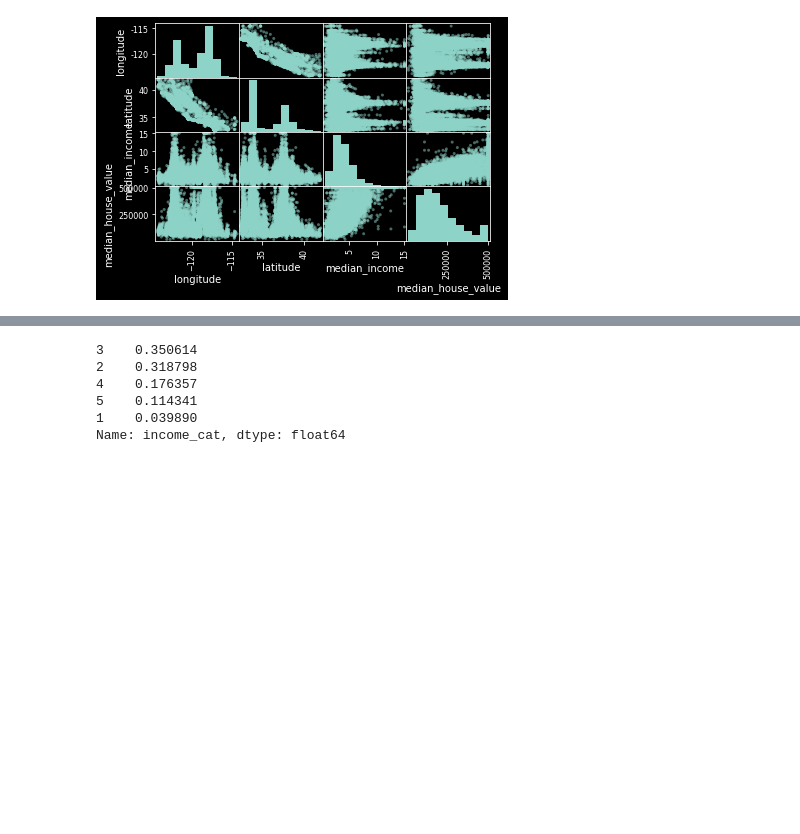
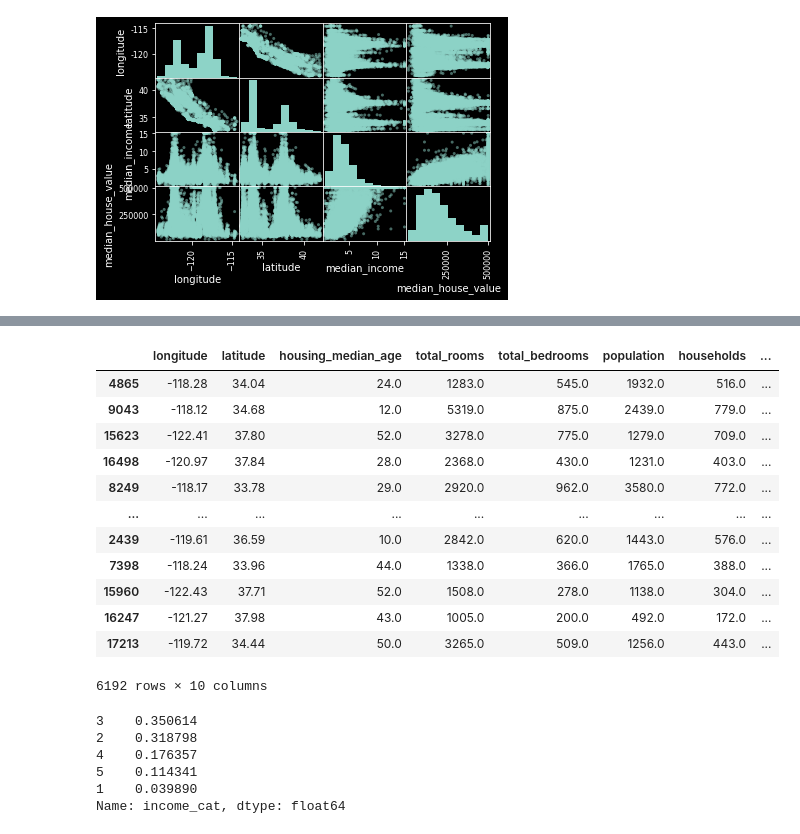
Before and after one commit to SubhoBasak/Learning_DataScience, a Jupyter notebook: Regression/Housing.ipynb, the cells around one changed output, grey strips where cells are left out. Saved outputs shown, nothing was run; the diff lists cells and outputs as text; code cells hidden in the pictures; blank space fills up the shorter version.

```diff
--- a/Regression/Housing.ipynb
+++ b/Regression/Housing.ipynb
@@ -244,3 +260,19 @@ for train_index, test_index in spliter.split(housing, housing['income_cat']):
+# %%
+strat_test_set
+# %% [output]
+|  | longitude | latitude | housing_median_age | total_rooms | total_bedrooms | population | households | ... |
+| 4865 | -118.28 | 34.04 | 24.0 | 1283.0 | 545.0 | 1932.0 | 516.0 | ... |
+| 9043 | -118.12 | 34.68 | 12.0 | 5319.0 | 875.0 | 2439.0 | 779.0 | ... |
+| 15623 | -122.41 | 37.80 | 52.0 | 3278.0 | 775.0 | 1279.0 | 709.0 | ... |
+| 16498 | -120.97 | 37.84 | 28.0 | 2368.0 | 430.0 | 1231.0 | 403.0 | ... |
+| 8249 | -118.17 | 33.78 | 29.0 | 2920.0 | 962.0 | 3580.0 | 772.0 | ... |
+| ... | ... | ... | ... | ... | ... | ... | ... | ... |
+| 2439 | -119.61 | 36.59 | 10.0 | 2842.0 | 620.0 | 1443.0 | 576.0 | ... |
+| 7398 | -118.24 | 33.96 | 44.0 | 1338.0 | 366.0 | 1765.0 | 388.0 | ... |
+| 15960 | -122.43 | 37.71 | 52.0 | 1508.0 | 278.0 | 1138.0 | 304.0 | ... |
+| 16247 | -121.27 | 37.98 | 43.0 | 1005.0 | 200.0 | 492.0 | 172.0 | ... |
+| 17213 | -119.72 | 34.44 | 50.0 | 3265.0 | 509.0 | 1256.0 | 443.0 | ... |
+6192 rows × 10 columns
 # %%
 strat_test_set['income_cat'].value_counts()/len(strat_test_set)
 # %% [output]
```
Also changed, not shown: parts of 12 cells of this notebook, 1 other file.
